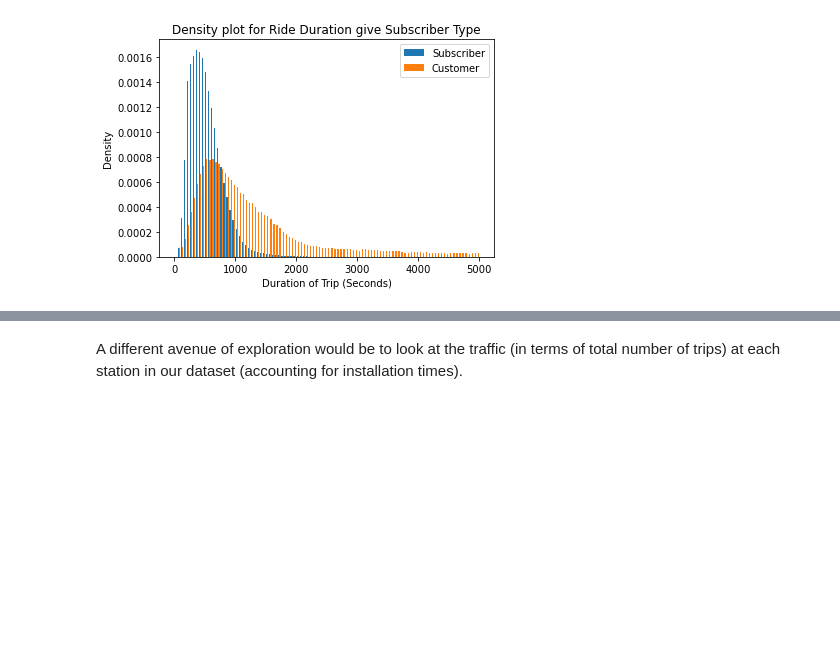
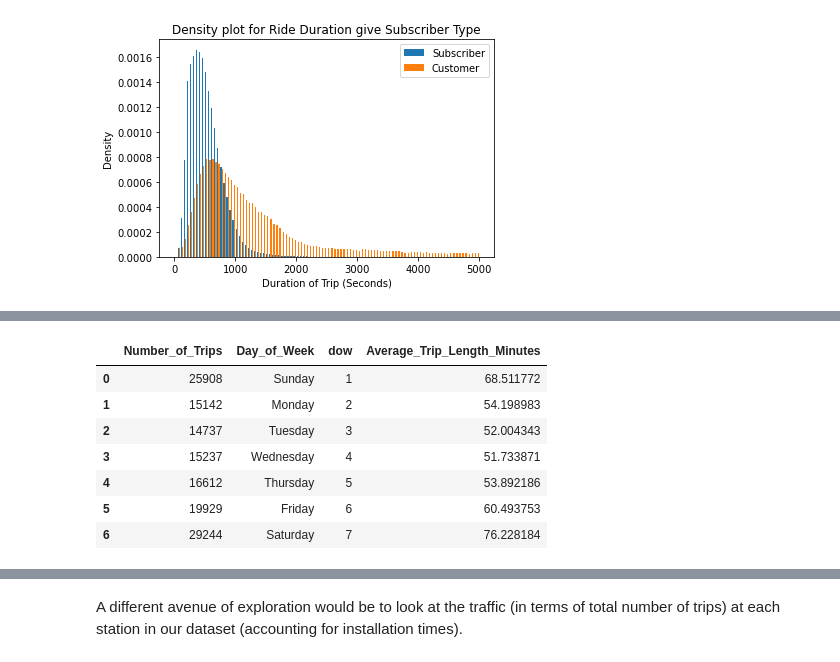
Before and after one commit to isaacvernon1/w205Project1, a Jupyter notebook: Project_1.ipynb, the cells around one changed output, grey strips where cells are left out. Cells and saved outputs as stored; diff of their text form; code cells hidden in the pictures; blank space fills up the shorter version.

```diff
--- a/Project_1.ipynb
+++ b/Project_1.ipynb
@@ -376,0 +450,12 @@ MORE ANALYSIS
+# %%
+cdays = pd.read_csv("CustomerDays.csv")
+cdays
+# %% [output]
+|  | Number_of_Trips | Day_of_Week | dow | Average_Trip_Length_Minutes |
+| 0 | 25908 | Sunday | 1 | 68.511772 |
+| 1 | 15142 | Monday | 2 | 54.198983 |
+| 2 | 14737 | Tuesday | 3 | 52.004343 |
+| 3 | 15237 | Wednesday | 4 | 51.733871 |
+| 4 | 16612 | Thursday | 5 | 53.892186 |
+| 5 | 19929 | Friday | 6 | 60.493753 |
+| 6 | 29244 | Saturday | 7 | 76.228184 |
```
Also changed, not shown: parts of 15 cells of this notebook.
